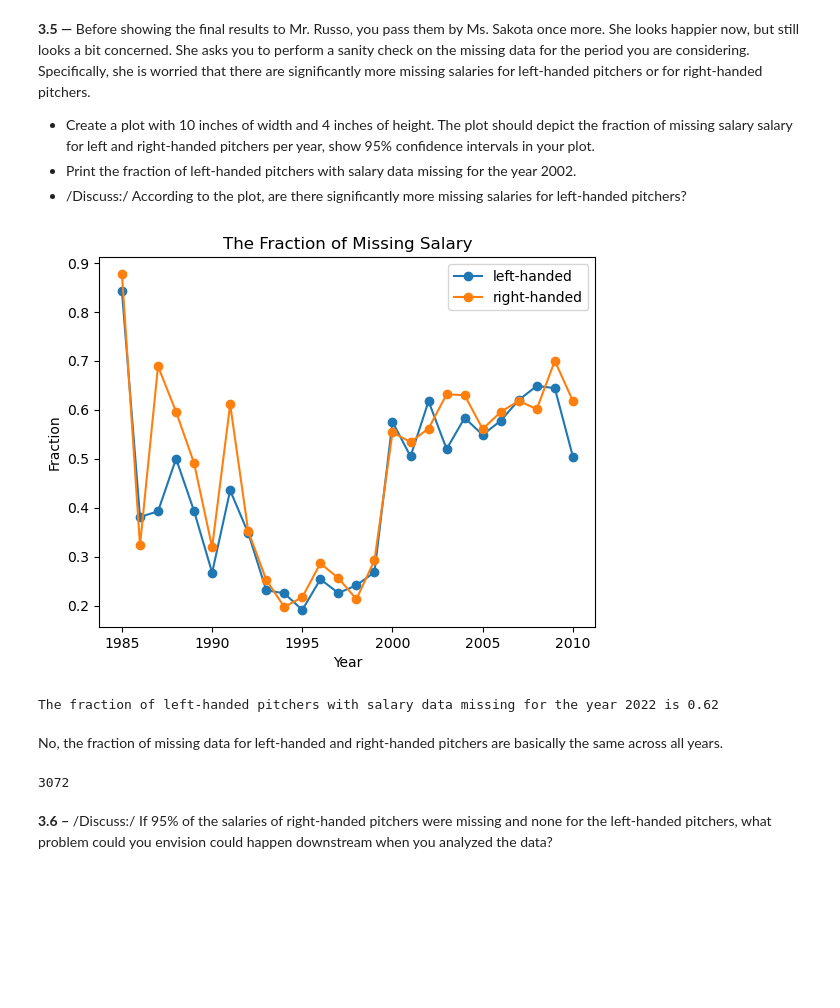
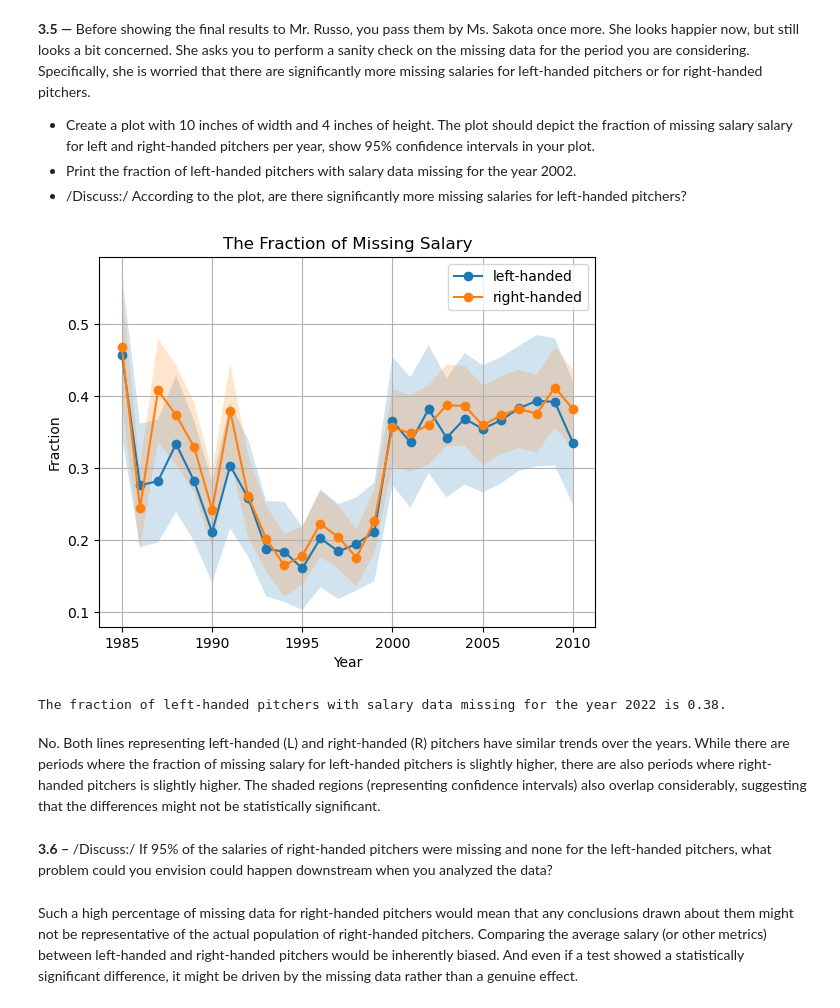
Before and after one commit to thdai2000/ada, a Jupyter notebook: Homework/01 - Pandas Data Wrangling and Data Viz/h1.ipynb, the cells around one changed output. Saved outputs shown, nothing was run; the diff lists cells and outputs as text; code cells hidden in the pictures; blank space fills up the shorter version.

```diff
--- a/Homework/01 - Pandas Data Wrangling and Data Viz/h1.ipynb
+++ b/Homework/01 - Pandas Data Wrangling and Data Viz/h1.ipynb
@@ -541,29 +646,34 @@ The average opponents' batting average of right-handed pitchers in 1999 is 0.285
 - Print the fraction of left-handed pitchers with salary data missing for the year 2002.
 - /Discuss:/ According to the plot, are there significantly more missing salaries for left-handed pitchers?
 # %%
-left_missing_salary_frac = df.query("throws == 'L'").groupby(by="yearID").apply(lambda x: x.query("salary.isna()")["salary"].shape[0] / x["salary"].count())
-right_missing_salary_frac = df.query("throws == 'R'").groupby(by="yearID").apply(lambda x: x.query("salary.isna()")["salary"].shape[0] / x["salary"].count())
+# Calculate the fraction by taking the mean of 1s and 0s (1 for notnull data and 0 for null data), and then calculate the error bar of standard error
+left_missing_salary_by_year = df.query("throws == 'L'").groupby(by="yearID").apply(lambda x: pd.Series({"avg": x["salary"].isna().mean(),
+                                                                                                    "lower": x["salary"].isna().mean()-1.96*x["salary"].isna().std()/math.sqrt(x["salary"].count()),
+                                                                                                    "upper": x["salary"].isna().mean()+1.96*x["salary"].isna().std()/math.sqrt(x["salary"].count())}))
+right_missing_salary_by_year = df.query("throws == 'R'").groupby(by="yearID").apply(lambda x: pd.Series({"avg": x["salary"].isna().mean(),
+                                                                                                    "lower": x["salary"].isna().mean()-1.96*x["salary"].isna().std()/math.sqrt(x["salary"].count()),
+                                                                                                    "upper": x["salary"].isna().mean()+1.96*x["salary"].isna().std()/math.sqrt(x["salary"].count())}))
 
 plt.plot(figsize=(10, 4))
 
-plt.plot(left_missing_salary_frac.index, left_missing_salary_frac.values, marker="o", label="left-handed")
-plt.plot(right_missing_salary_frac.index, right_missing_salary_frac.values, marker="o", label="right-handed")
+plt.plot(left_missing_salary_by_year.index, left_missing_salary_by_year.avg, marker="o", label="left-handed")
+plt.fill_between(left_missing_salary_by_year.index, left_missing_salary_by_year.lower, left_missing_salary_by_year.upper, alpha=0.2)
+plt.plot(right_missing_salary_by_year.index, right_missing_salary_by_year.avg, marker="o", label="right-handed")
+plt.fill_between(right_missing_salary_by_year.index, right_missing_salary_by_year.lower, right_missing_salary_by_year.upper, alpha=0.2)
 plt.title("The Fraction of Missing Salary")
 plt.xlabel("Year")
 plt.ylabel("Fraction")
 plt.legend()
+plt.grid()
 plt.show()
 
-print(f"The fraction of left-handed pitchers with salary data missing for the year 2022 is {left_missing_salary_frac.loc[2002]:.2f}.")
+print(f"The fraction of left-handed pitchers with salary data missing for the year 2022 is {left_missing_salary_by_year.loc[2002].avg:.2f}.")
 # %% [output]
-[figure, old version]
+[figure, new version]
-The fraction of left-handed pitchers with salary data missing for the year 2022 is 0.62
+The fraction of left-handed pitchers with salary data missing for the year 2022 is 0.38.
 # %% [markdown]
-No, the fraction of missing data for left-handed and right-handed pitchers are basically the same across all years.
+No. Both lines representing left-handed (L) and right-handed (R) pitchers have similar trends over the years. While there are periods where the fraction of missing salary for left-handed pitchers is slightly higher, there are also periods where right-handed pitchers is slightly higher. The shaded regions (representing confidence intervals) also overlap considerably, suggesting that the differences might not be statistically significant.
-# %%
-l = df.query("throws == 'L'")
-l["salary"].count()
-# %% [output]
-3072
 # %% [markdown]
 **3.6 –**  /Discuss:/ If 95% of the salaries of right-handed pitchers were missing and none for the left-handed pitchers, what problem could you envision could happen downstream when you analyzed the data?
+# %% [markdown]
+Such a high percentage of missing data for right-handed pitchers would mean that any conclusions drawn about them might not be representative of the actual population of right-handed pitchers. Comparing the average salary (or other metrics) between left-handed and right-handed pitchers would be inherently biased. And even if a test showed a statistically significant difference, it might be driven by the missing data rather than a genuine effect.
```
Also changed, not shown: parts of 34 cells of this notebook, 1 other file.
